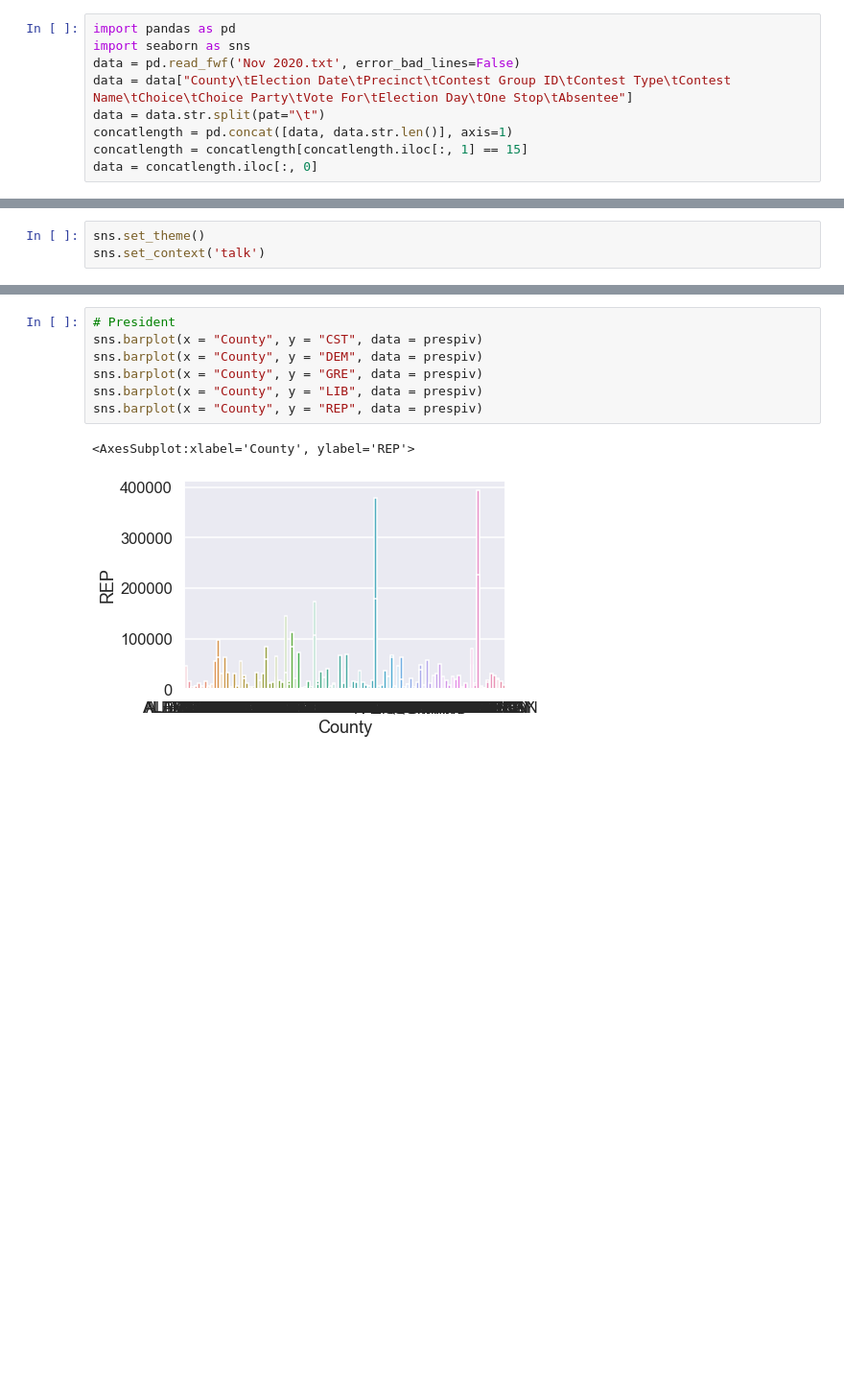
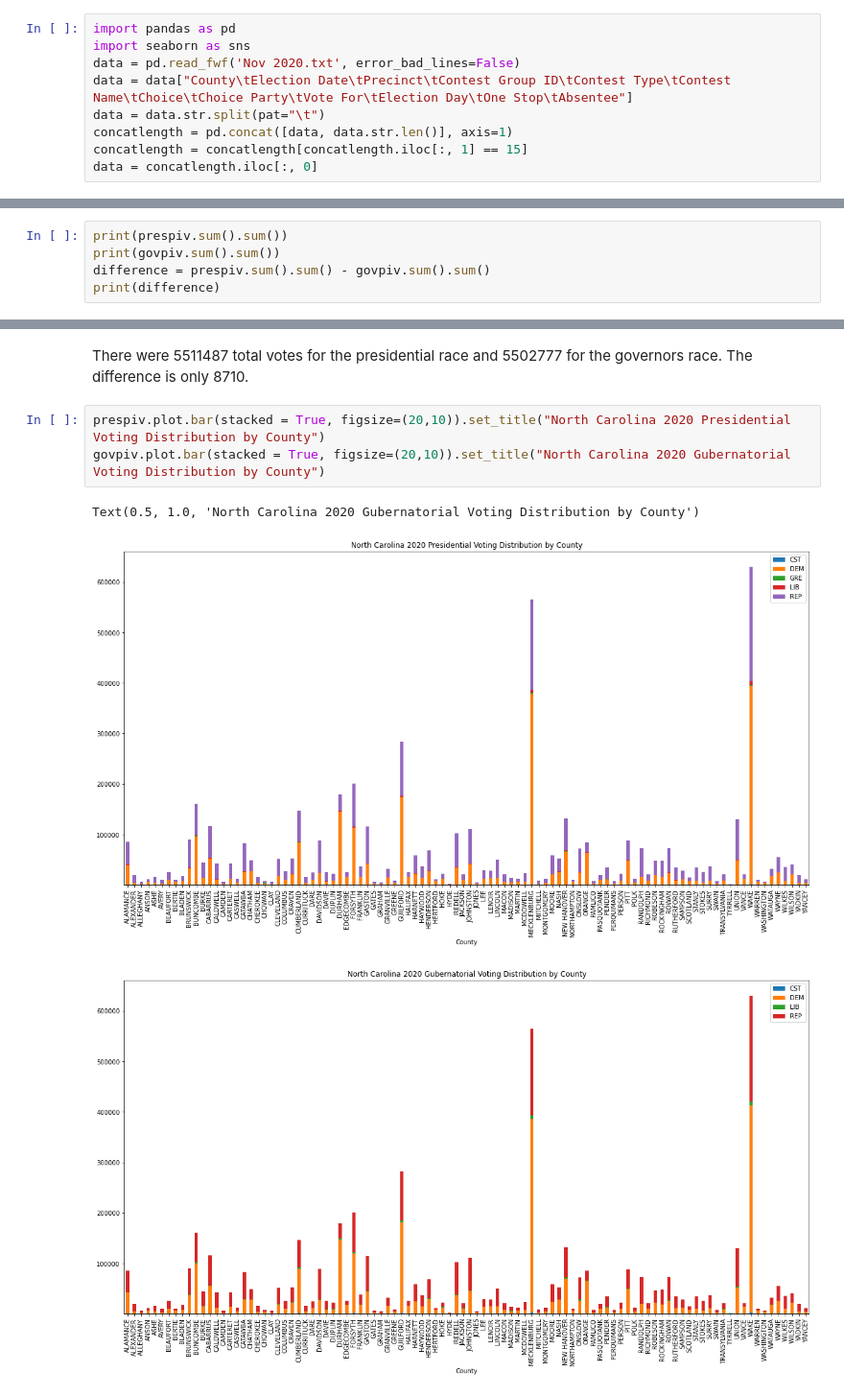
Before and after one commit to shravanvk614/CS-216-Project, a Jupyter notebook: ProjectPrototypeNov2020.ipynb, the cells around one changed output, grey strips where cells are left out. Shown: that part at 96% size. Cells and saved outputs as stored; diff of their text form; blank space fills up the shorter version.

```diff
--- a/ProjectPrototypeNov2020.ipynb
+++ b/ProjectPrototypeNov2020.ipynb
@@ -72,4 +52,6 @@ prespiv.head()
 # %%
-sns.set_theme()
-sns.set_context('talk')
+print(prespiv.sum().sum())
+print(govpiv.sum().sum())
+difference = prespiv.sum().sum() - govpiv.sum().sum()
+print(difference)
 # %% [output]
@@ -77,10 +61,9 @@ pandas.core.frame.DataFrame
+# %% [markdown]
+There were 5511487 total votes for the presidential race and 5502777 for the governors race. The difference is only 8710.
 # %%
-# President
-sns.barplot(x = "County", y = "CST", data = prespiv)
-sns.barplot(x = "County", y = "DEM", data = prespiv)
-sns.barplot(x = "County", y = "GRE", data = prespiv)
-sns.barplot(x = "County", y = "LIB", data = prespiv)
-sns.barplot(x = "County", y = "REP", data = prespiv)
+prespiv.plot.bar(stacked = True, figsize=(20,10)).set_title("North Carolina 2020 Presidential Voting Distribution by County")
+govpiv.plot.bar(stacked = True, figsize=(20,10)).set_title("North Carolina 2020 Gubernatorial Voting Distribution by County")
 # %% [output]
-<AxesSubplot:xlabel='County', ylabel='REP'>
+Text(0.5, 1.0, 'North Carolina 2020 Gubernatorial Voting Distribution by County')
-[figure, old version]
+[figure, new version]
+[figure, added]
```
Also changed, not shown: parts of 6 cells of this notebook.
